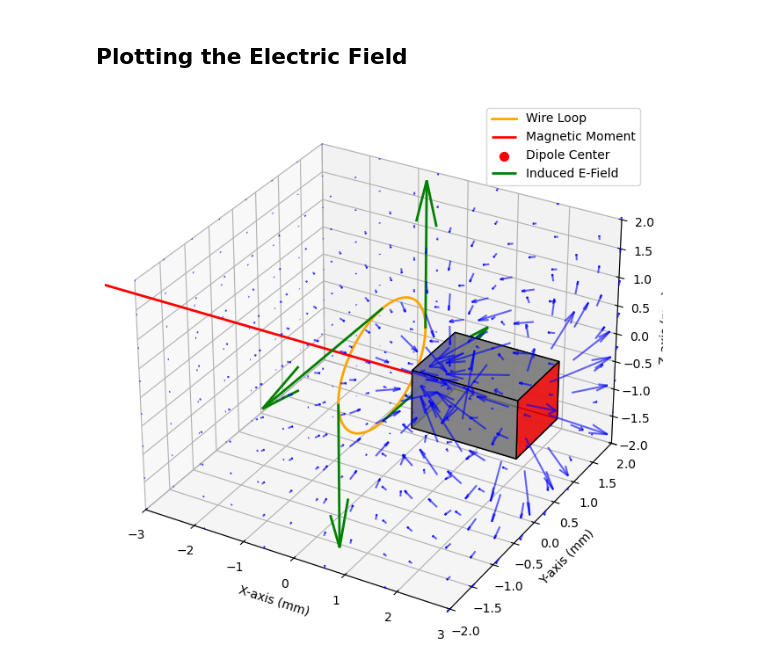
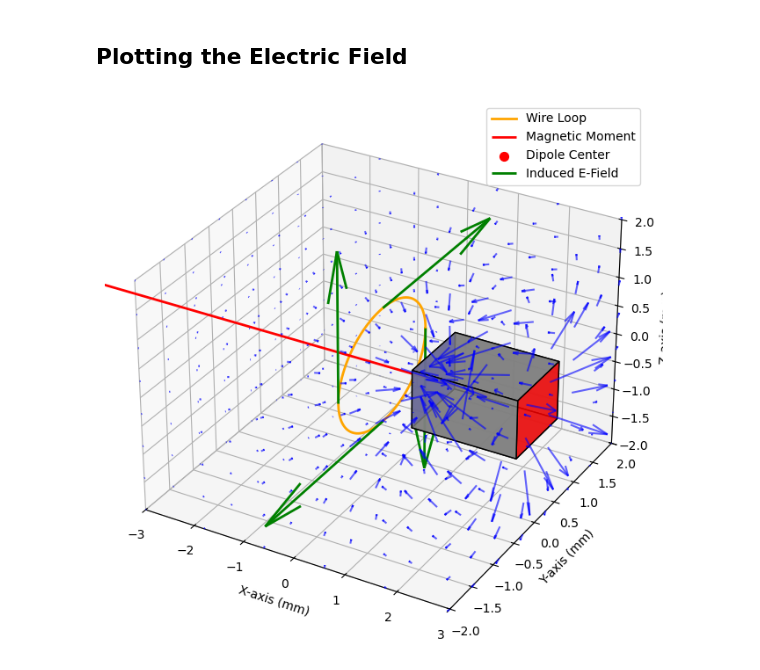
Before and after one commit to ethan-ryan-gh/E_n_M, a Jupyter notebook: CE-1_2_3.ipynb, the cells around one changed output. Cells and saved outputs as stored; diff of their text form; code cells hidden in the pictures.

Commit message:
Updated EMF
Added in a visual of the EMF created.

```diff
--- a/CE-1_2_3.ipynb
+++ b/CE-1_2_3.ipynb
@@ -180,6 +188,9 @@ plt.show()
 ## Visualize B-Field
 We'll consider a static B-field that "dipoles" around the magnetic moment. A static, or stationary magnetic field has no associated electric field with it.
 # %%
+moment_strength = 10000
+
+
 ###############
 # Setup figure
 ###############
@@ -202,7 +213,7 @@ ax.set_zlabel("Z-axis (mm)")
 plot_magnet_and_loop(ax, center=(1, 0, 0))
 
 # Create and plot the magnetic field
-field = MagneticField(moment_strength=10000, dipole_center=(1, 0, 0))
+field = MagneticField(moment_strength, dipole_center=(1, 0, 0))
 field.plot_field(ax)  # Overlay the field on the same plot
 
 # Show the final combined plot
@@ -278,14 +261,14 @@ Induced Electric Field: 2.577844 V/m
 ## Plotting the Electric Field
 # %%
 def plot_induced_electric_field(ax, radius, E_magnitude):
-    """Plots four induced electric field vectors around the wire loop in the YZ-plane."""
+    """Plots four induced electric field vectors around the wire loop in the YZ-plane, following Lenz’s Law."""
 
     # Define four points on the loop (90° apart)
     theta_vals = [0, np.pi/2, np.pi, 3*np.pi/2]  # Angles in radians
     points = [(0, radius * np.cos(theta), radius * np.sin(theta)) for theta in theta_vals]
 
-    # Compute tangential unit vectors (right-hand rule: counterclockwise direction)
-    E_vectors = [(0, -np.sin(theta), np.cos(theta)) for theta in theta_vals]  # Perpendicular to radius
+    # Compute tangential unit vectors
+    E_vectors = [(0, np.sin(theta), -np.cos(theta)) for theta in theta_vals]  # Flipped direction
 
     # Scale vectors by E_magnitude for visualization
     E_vectors = [(x * E_magnitude, y * E_magnitude, z * E_magnitude) for x, y, z in E_vectors]
@@ -296,33 +279,37 @@ def plot_induced_electric_field(ax, radius, E_magnitude):
 
     # Update legend
     ax.legend()
 
+
+###############
+# Setup figure
+###############
 
 # Create figure and axis
 fig = plt.figure(figsize=(8, 8))
 ax = fig.add_subplot(111, projection='3d')
 
 # Set axis limits
 ax.set_xlim([-3, 3])
 ax.set_ylim([-2, 2])
 ax.set_zlim([-2, 2])
 
 # Label Axes
 ax.set_xlabel("X-axis (mm)")
 ax.set_ylabel("Y-axis (mm)")
 ax.set_zlabel("Z-axis (mm)")
 
 # Plot the magnet and loop
 plot_magnet_and_loop(ax, center=(2, 0, 0))
 
 # Create and plot the magnetic field
-field = MagneticField(moment_strength=10000, dipole_center=(2, 0, 0))
+field = MagneticField(moment_strength, dipole_center=(2, 0, 0))
 field.plot_field(ax)  # Overlay the field on the same plot
 
 # Plot Electric Field @ 4 points
-plot_induced_electric_field(ax, radius=1, E_magnitude=E_induced)
+plot_induced_electric_field(ax, loop_radius, E_magnitude=E_induced)
 
 # Show the final combined plot
 plt.show()
 # %% [output]
-[figure, old version]
+[figure, new version]
```
Also changed, not shown: parts of 9 cells of this notebook.
